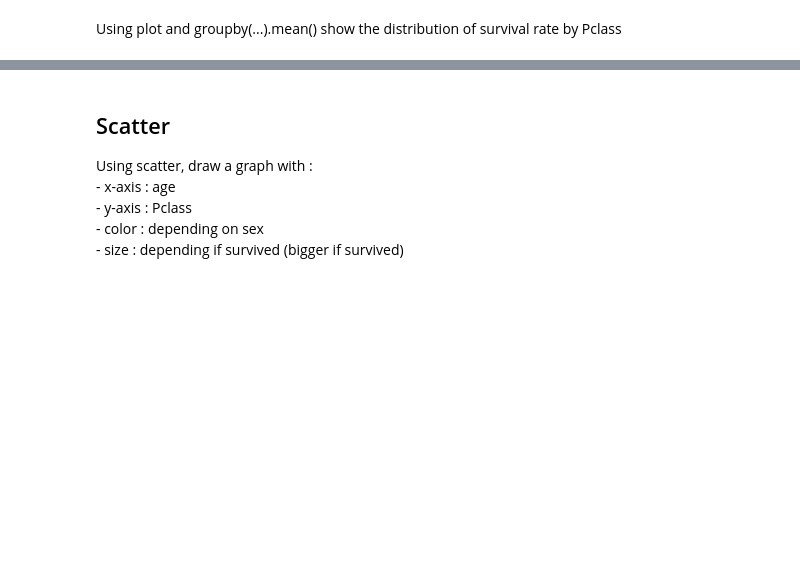
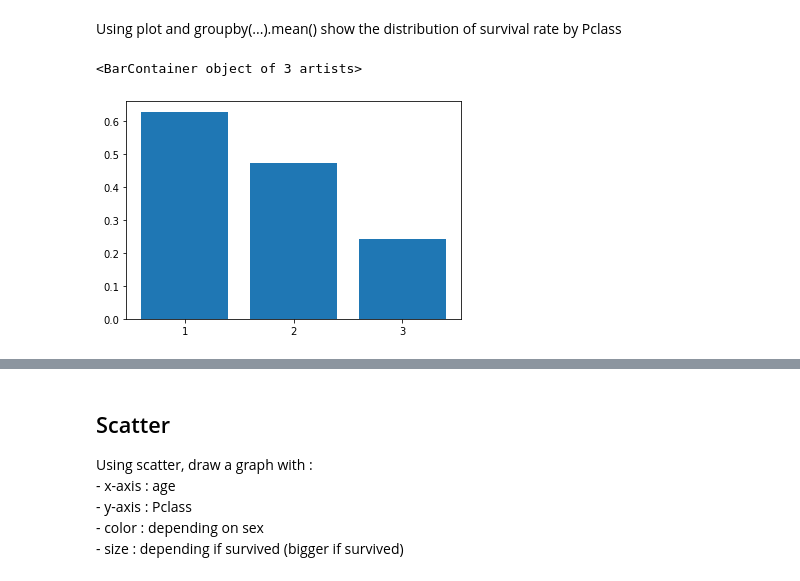
Before and after one commit to Aenori/20221024_public, a Jupyter notebook: jupyter_notebook/D03_matplotlib_practice.ipynb, the cells around one changed output, grey strips where cells are left out. Drawn from its saved outputs; the diff is of its cells as text; code cells hidden in the pictures; blank space fills up the shorter version.

```diff
--- a/jupyter_notebook/D03_matplotlib_practice.ipynb
+++ b/jupyter_notebook/D03_matplotlib_practice.ipynb
@@ -28,2 +45,8 @@ Using plt.plot or pd.plot, draw an histogram with 10 bins to show the distributi
 # %% [markdown]
 Using plot and groupby(...).mean() show the distribution of survival rate by Pclass
+# %%
+survived_by_class = data.groupby('Pclass')['Survived'].mean()
+plt.bar(survived_by_class.index.map(str), survived_by_class.values)
+# %% [output]
+<BarContainer object of 3 artists>
+[figure, added]
```
Also changed, not shown: parts of 7 cells of this notebook, 12 other files.
